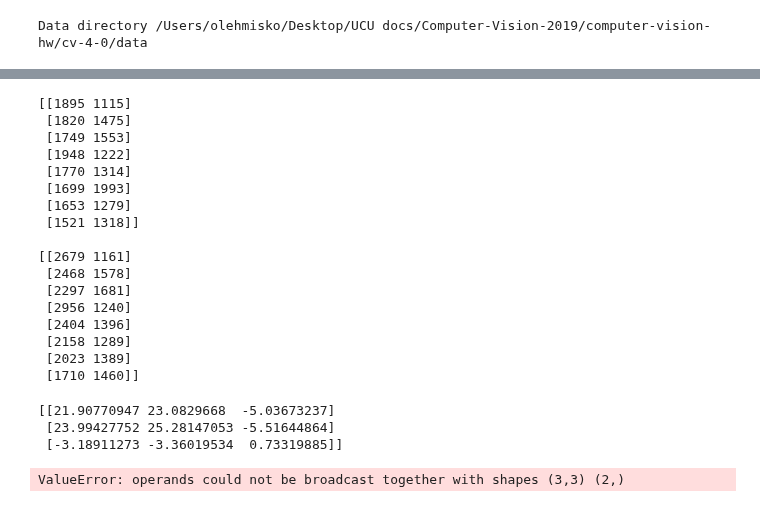
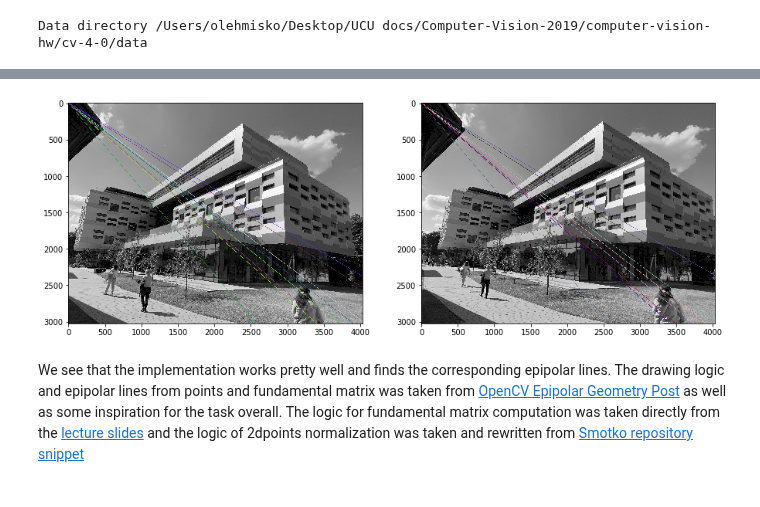
Before and after one commit to Progern/computer-vision-hw, a Jupyter notebook: cv-4-0/cv-4-3-epipolar-lines.ipynb, the cells around one changed output, grey strips where cells are left out. Cells and saved outputs as stored; diff of their text form; code cells hidden in the pictures.

Commit message:
[ADD] Final implementations of epipolar geometry

```diff
--- a/cv-4-0/cv-4-3-epipolar-lines.ipynb
+++ b/cv-4-0/cv-4-3-epipolar-lines.ipynb
@@ -178,41 +162,47 @@ ep3 = np.asarray(ep3)
+# %%
+# Initialize points for images
+# Points are handcrafted by hand
+
+ep3 = [[2953,1229], [2654,1321], [2643,1428], \
+       [2415,1485], [2404,1393], [2272,1435], \
+       [2265,1521], [2094,1489]]
+
+ep4 = [[3067,1207], [2760,1300], [2753,1403], \
+       [2518,1460], [2515,1371], [2372,1418], \
+       [2372,1500], [2194,1471]]
+
+ep3 = np.asarray(ep2)
+ep4 = np.asarray(ep3)
 # %%
-# Compute fundamental matrice for points from second and third image
-F = compute_fundamental_matrix(ep2, ep3)
+# Compute fundamental matrice for points from second and third image by custom method
+F = compute_fundamental_matrix(ep3, ep4)
 
 # Compute epipolar lines
 # Add ones to the points
-ones = np.ones(ep2.shape[0])
+ones = np.ones(ep2.shape[0], dtype = np.int32)
 
 ep2_copy = np.hstack((ep2, np.atleast_2d(ones).T))
 ep3_copy = np.hstack((ep3, np.atleast_2d(ones).T))
-
-print(ep2, "\n")
-print(ep3)
-# %% [output]
-[[1895 1115]
- [1820 1475]
- [1749 1553]
- [1948 1222]
- [1770 1314]
- [1699 1993]
- [1653 1279]
- [1521 1318]]
-
-[[2679 1161]
- [2468 1578]
- [2297 1681]
- [2956 1240]
- [2404 1396]
- [2158 1289]
- [2023 1389]
- [1710 1460]]
-# %%
-print(F1)
-print(F1 * ep2[0])
-# %% [output]
-[[21.90770947 23.0829668  -5.03673237]
- [23.99427752 25.28147053 -5.51644864]
- [-3.18911273 -3.36019534  0.73319885]]
-ValueError: operands could not be broadcast together with shapes (3,3) (2,)
-# %%
-F, mask = cv2.findFundamentalMat(ep2, ep3, cv2.FM_LMEDS)
+# %%
+# Find epilines corresponding to points in right image (second image) and
+# drawing its lines on left image
+lines1 = cv2.computeCorrespondEpilines(pts2.reshape(-1,1,2), 2,F)
+lines1 = lines1.reshape(-1,3)
+img5,img6 = drawlines(third_image, fourth_image, lines1, pts1, pts2)
+
+# Find epilines corresponding to points in left image (first image) and
+# drawing its lines on right image
+lines2 = cv2.computeCorrespondEpilines(pts1.reshape(-1,1,2), 1,F)
+lines2 = lines2.reshape(-1,3)
+img3,img4 = drawlines(fourth_image, third_image, lines2, pts2, pts1)
+
+
+f, axs = plt.subplots(2,2,figsize=(15,15))
+plt.subplot(121), plt.imshow(img5)
+plt.subplot(122), plt.imshow(img3)
+plt.show()
+# %% [output]
+[figure, added]
+# %% [markdown]
+We see that the implementation works pretty well and finds the corresponding epipolar lines. The drawing logic and epipolar lines from points and fundamental matrix was taken from [OpenCV Epipolar Geometry Post](https://opencv-python-tutroals.readthedocs.io/en/latest/py_tutorials/py_calib3d/py_epipolar_geometry/py_epipolar_geometry.html) as well as some inspiration for the task overall.
+The logic for fundamental matrix computation was taken directly from the [lecture slides](https://drive.google.com/file/d/1pwLQiEEJ6jpT0uzsYU_kwkwk6vyPTP5k/view) and the logic of 2dpoints normalization was taken and rewritten from [Smotko repository snippet](https://github.com/Smotko/computer-vision-class/blob/master/vaja5/normalize2dpts.m)
```
Also changed, not shown: parts of 5 cells of this notebook.
